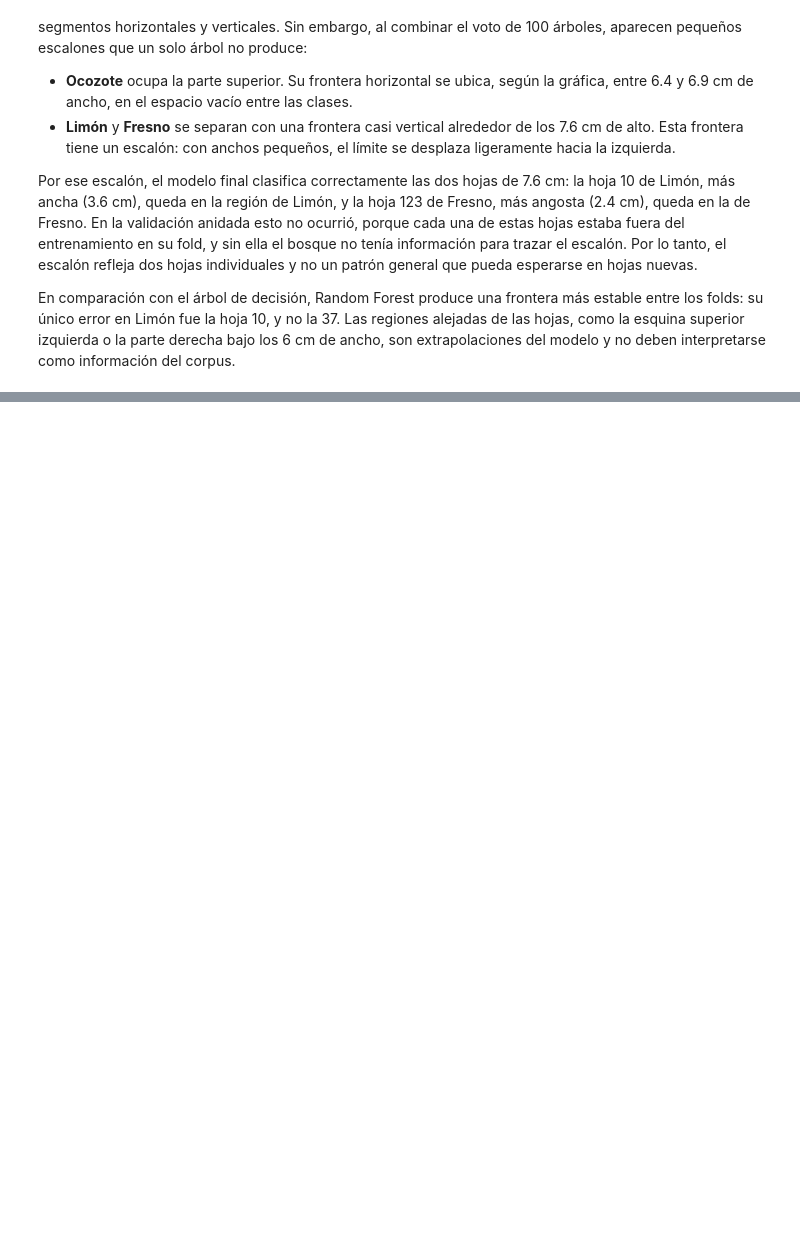
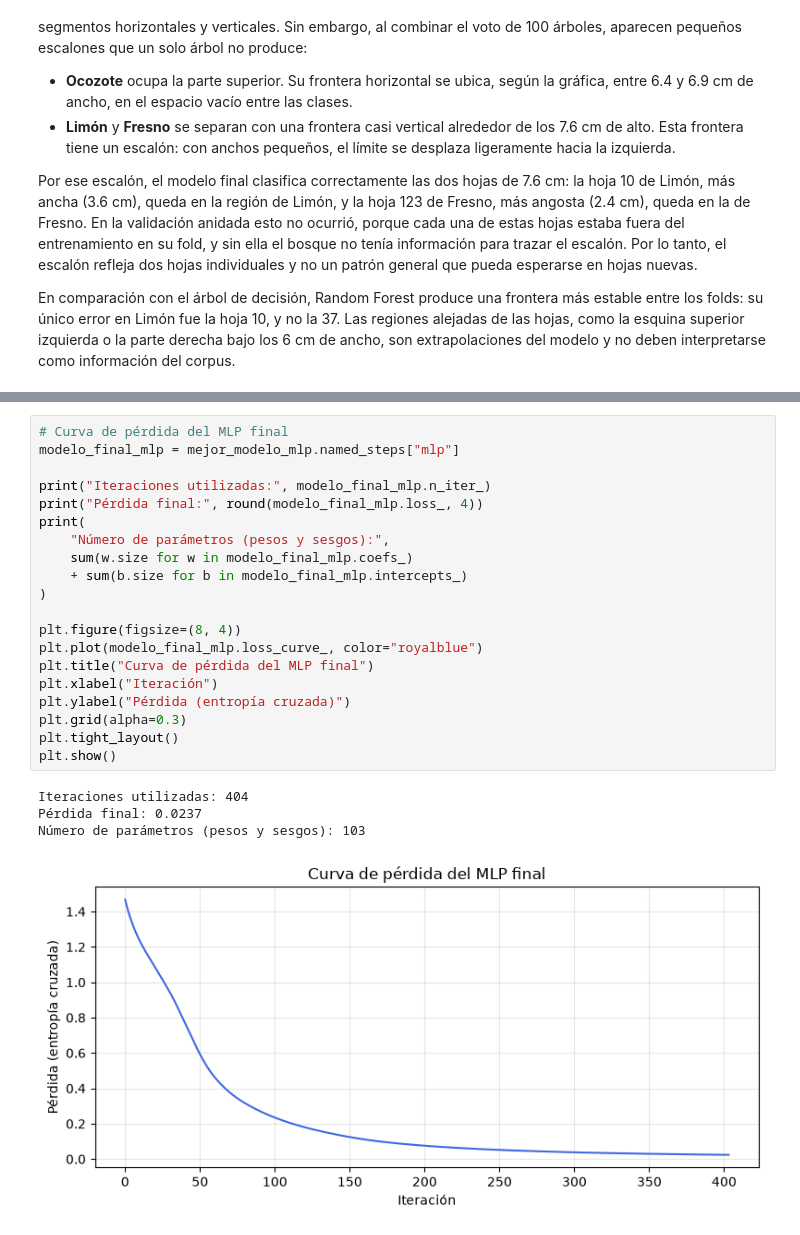
Before and after one commit to jpmartham/proyecto-final-razonamiento, a Jupyter notebook: notebooks/hojas.ipynb, the cells around one changed output, grey strips where cells are left out. Drawn from its saved outputs; the diff is of its cells as text; blank space fills up the shorter version.

```diff
--- a/notebooks/hojas.ipynb
+++ b/notebooks/hojas.ipynb
@@ -3056,0 +3293,25 @@ En comparación con el árbol de decisión, Random Forest produce una frontera m
+# %%
+# Curva de pérdida del MLP final
+modelo_final_mlp = mejor_modelo_mlp.named_steps["mlp"]
+
+print("Iteraciones utilizadas:", modelo_final_mlp.n_iter_)
+print("Pérdida final:", round(modelo_final_mlp.loss_, 4))
+print(
+    "Número de parámetros (pesos y sesgos):",
+    sum(w.size for w in modelo_final_mlp.coefs_)
+    + sum(b.size for b in modelo_final_mlp.intercepts_)
+)
+
+plt.figure(figsize=(8, 4))
+plt.plot(modelo_final_mlp.loss_curve_, color="royalblue")
+plt.title("Curva de pérdida del MLP final")
+plt.xlabel("Iteración")
+plt.ylabel("Pérdida (entropía cruzada)")
+plt.grid(alpha=0.3)
+plt.tight_layout()
+plt.show()
+# %% [output]
+Iteraciones utilizadas: 404
+Pérdida final: 0.0237
+Número de parámetros (pesos y sesgos): 103
+[figure, added]
```
Also changed, not shown: parts of 19 cells of this notebook.
